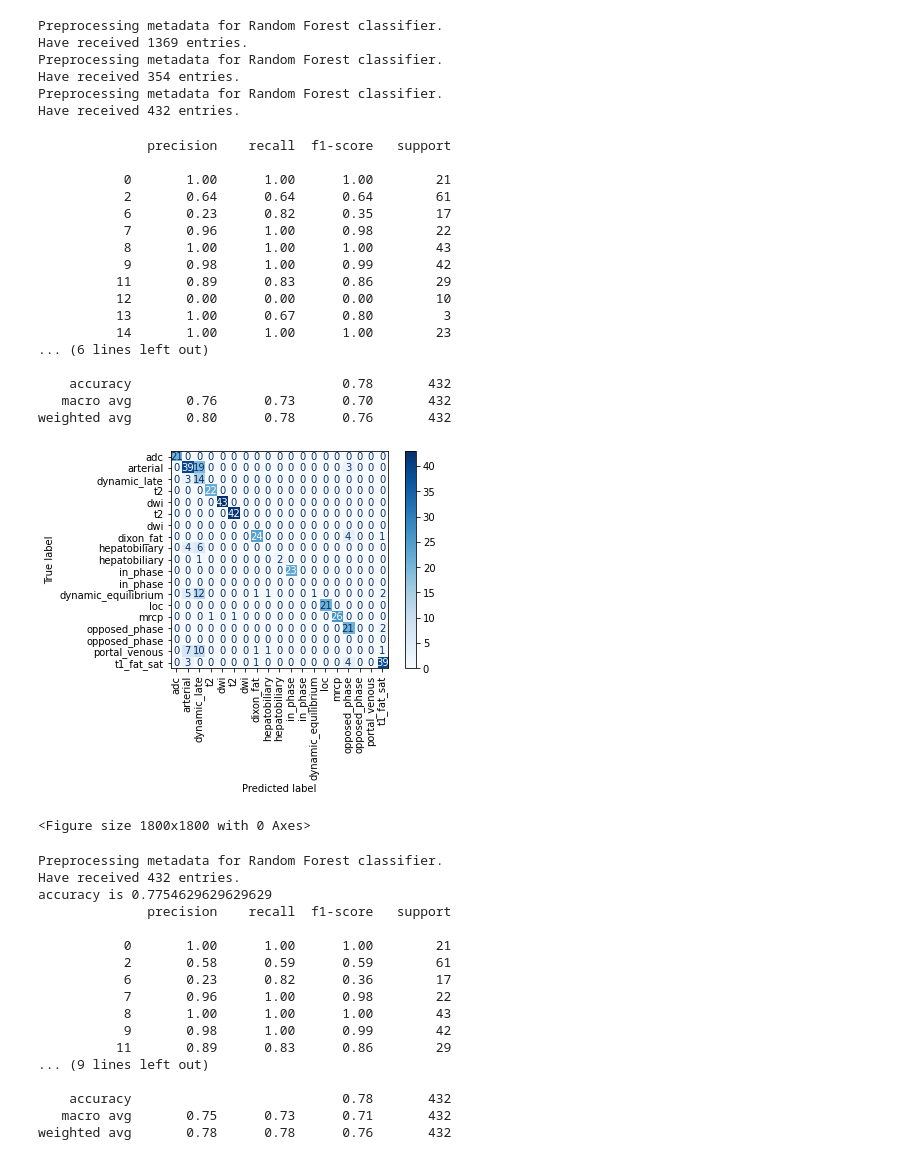
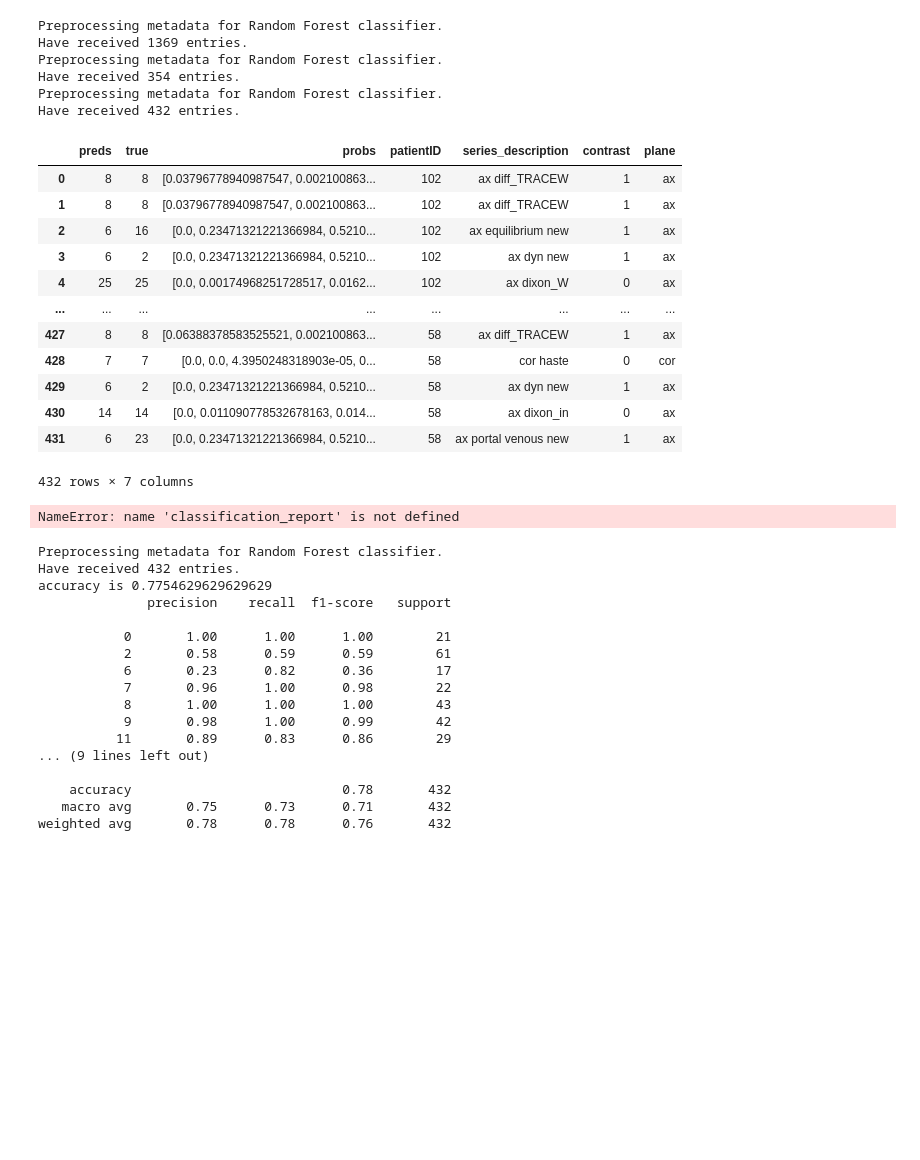
Before and after one commit to mille055/stanford_project, a Jupyter notebook: notebooks/AIPI540_IP_fusion_classifier.ipynb, the cells around one changed output. Cells and saved outputs as stored; diff of their text form; code cells hidden in the pictures; blank space fills up the shorter version.

```diff
--- a/notebooks/AIPI540_IP_fusion_classifier.ipynb
+++ b/notebooks/AIPI540_IP_fusion_classifier.ipynb
@@ -154,28 +152,26 @@ meta_train_results_df = make_results_df(Tpreds, Tprobs, Ty, train_df)
 meta_val_results_df = make_results_df(Vpreds, Vprobs, Vy, val_df)
 meta_test_results_df = make_results_df(TEpreds, TEprobs, TEy, test_df)
 meta_vector = Tprobs
+# %%
+meta_test_results_df
+# %% [output]
+|  | preds | true | probs | patientID | series_description | contrast | plane |
+| 0 | 8 | 8 | [0.03796778940987547, 0.002100863... | 102 | ax diff_TRACEW | 1 | ax |
+| 1 | 8 | 8 | [0.03796778940987547, 0.002100863... | 102 | ax diff_TRACEW | 1 | ax |
+| 2 | 6 | 16 | [0.0, 0.23471321221366984, 0.5210... | 102 | ax equilibrium new | 1 | ax |
+| 3 | 6 | 2 | [0.0, 0.23471321221366984, 0.5210... | 102 | ax dyn new | 1 | ax |
+| 4 | 25 | 25 | [0.0, 0.00174968251728517, 0.0162... | 102 | ax dixon_W | 0 | ax |
+| ... | ... | ... | ... | ... | ... | ... | ... |
+| 427 | 8 | 8 | [0.06388378583525521, 0.002100863... | 58 | ax diff_TRACEW | 1 | ax |
+| 428 | 7 | 7 | [0.0, 0.0, 4.3950248318903e-05, 0... | 58 | cor haste | 0 | cor |
+| 429 | 6 | 2 | [0.0, 0.23471321221366984, 0.5210... | 58 | ax dyn new | 1 | ax |
+| 430 | 14 | 14 | [0.0, 0.011090778532678163, 0.014... | 58 | ax dixon_in | 0 | ax |
+| 431 | 6 | 23 | [0.0, 0.23471321221366984, 0.5210... | 58 | ax portal venous new | 1 | ax |
+432 rows × 7 columns
 # %%
-f = display_and_save_results(meta_test_results_df, fn='meta')
+f = display_and_save_results(meta_test_results_df.preds, meta_test_results_df.true, fn='meta', saveflag=False)
 # %% [output]
-              precision    recall  f1-score   support
-
-           0       1.00      1.00      1.00        21
-           2       0.64      0.64      0.64        61
-           6       0.23      0.82      0.35        17
-           7       0.96      1.00      0.98        22
-           8       1.00      1.00      1.00        43
-           9       0.98      1.00      0.99        42
-          11       0.89      0.83      0.86        29
-          12       0.00      0.00      0.00        10
-          13       1.00      0.67      0.80         3
-          14       1.00      1.00      1.00        23
-... (6 lines left out)
-
-    accuracy                           0.78       432
-   macro avg       0.76      0.73      0.70       432
-weighted avg       0.80      0.78      0.76       432
+NameError: name 'classification_report' is not defined
-[figure, removed]
-<Figure size 1800x1800 with 0 Axes>
 # %%
 ## just checking to make sure the saved model is better than vanilla RF
 vanilla_model = RandomForestClassifier(min_samples_leaf=2)
```
Also changed, not shown: parts of 6 cells of this notebook, 1 other file.
